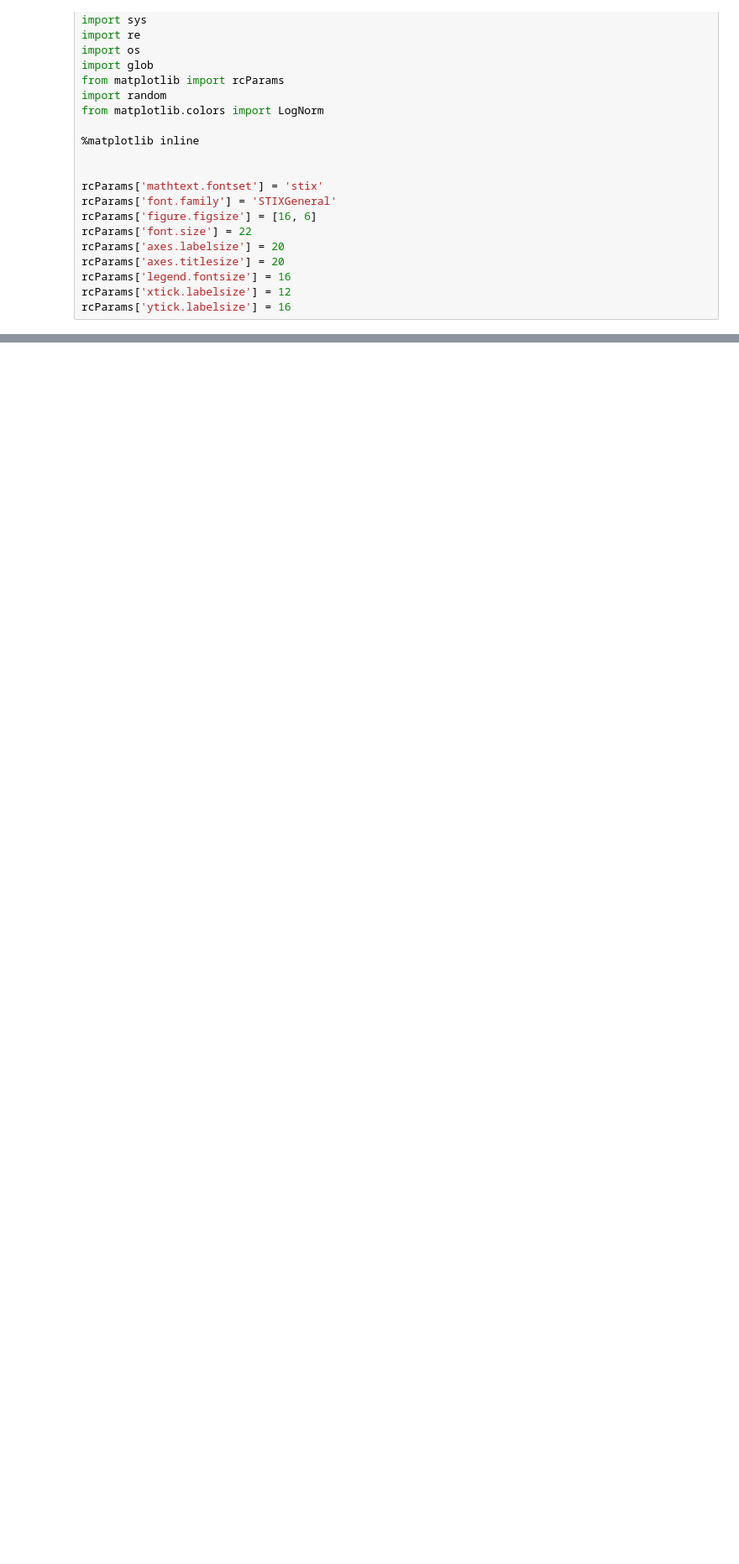
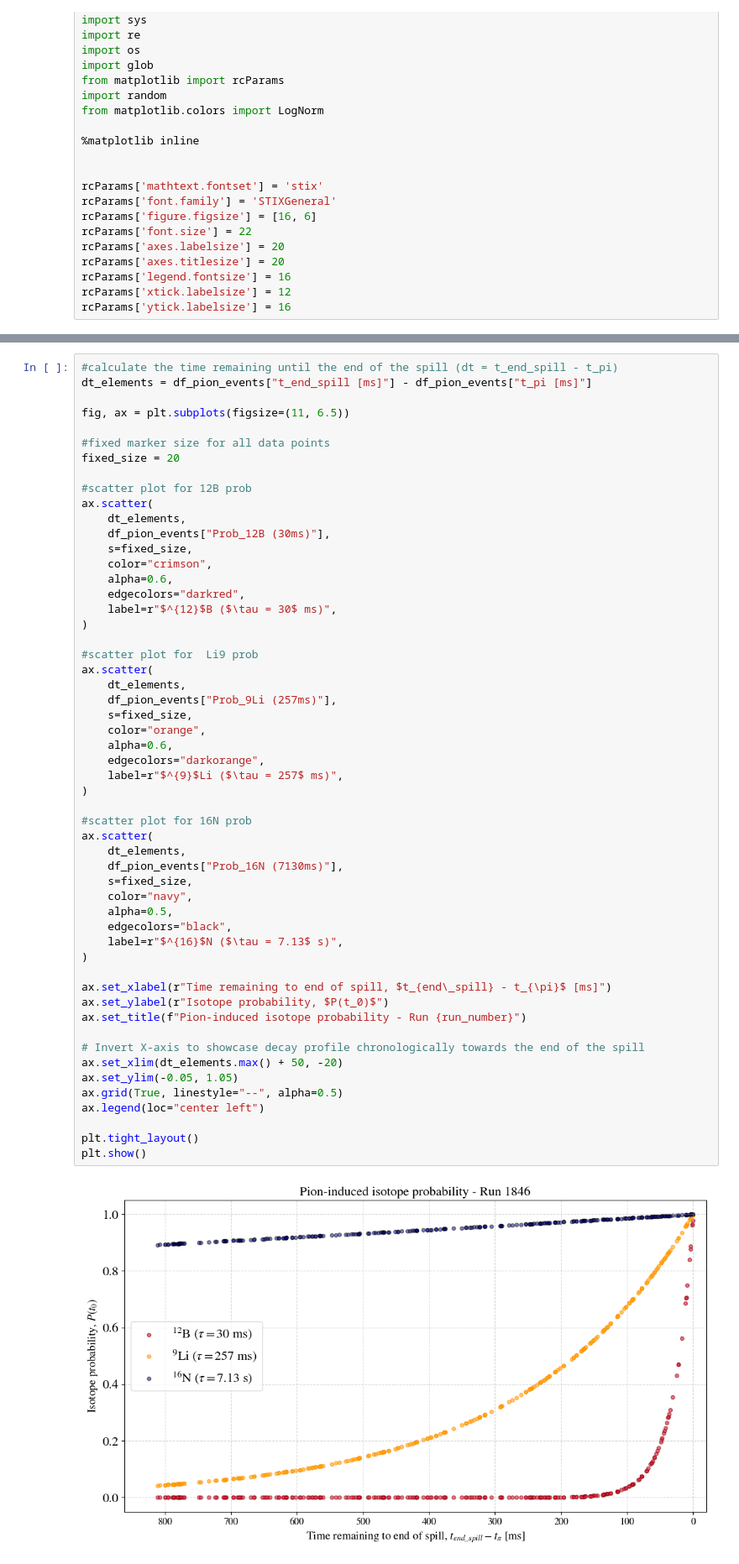
Before and after one commit to elenaramos44/9Li_analysis, a Jupyter notebook: notebooks/PID.ipynb, the cells around one changed output, grey strips where cells are left out. Shown at 84% size. Cells and saved outputs as stored; diff of their text form; blank space fills up the shorter version.

```diff
--- a/notebooks/PID.ipynb
+++ b/notebooks/PID.ipynb
@@ -223,0 +522,56 @@ print(n_pions)
+# %%
+#calculate the time remaining until the end of the spill (dt = t_end_spill - t_pi)
+dt_elements = df_pion_events["t_end_spill [ms]"] - df_pion_events["t_pi [ms]"]
+
+fig, ax = plt.subplots(figsize=(11, 6.5))
+
+#fixed marker size for all data points
+fixed_size = 20
+
+#scatter plot for 12B prob
+ax.scatter(
+    dt_elements,
+    df_pion_events["Prob_12B (30ms)"],
+    s=fixed_size,
+    color="crimson",
+    alpha=0.6,
+    edgecolors="darkred",
+    label=r"$^{12}$B ($\tau = 30$ ms)",
+)
+
+#scatter plot for  Li9 prob
+ax.scatter(
+    dt_elements,
+    df_pion_events["Prob_9Li (257ms)"],
+    s=fixed_size,
+    color="orange",
+    alpha=0.6,
+    edgecolors="darkorange",
+    label=r"$^{9}$Li ($\tau = 257$ ms)",
+)
+
+#scatter plot for 16N prob
+ax.scatter(
+    dt_elements,
+    df_pion_events["Prob_16N (7130ms)"],
+    s=fixed_size,
+    color="navy",
+    alpha=0.5,
+    edgecolors="black",
+    label=r"$^{16}$N ($\tau = 7.13$ s)",
+)
+
+ax.set_xlabel(r"Time remaining to end of spill, $t_{end\_spill} - t_{\pi}$ [ms]")
+ax.set_ylabel(r"Isotope probability, $P(t_0)$")
+ax.set_title(f"Pion-induced isotope probability - Run {run_number}")
+
+# Invert X-axis to showcase decay profile chronologically towards the end of the spill
+ax.set_xlim(dt_elements.max() + 50, -20)
+ax.set_ylim(-0.05, 1.05)
+ax.grid(True, linestyle="--", alpha=0.5)
+ax.legend(loc="center left")
+
+plt.tight_layout()
+plt.show()
+# %% [output]
+[figure, added]
```
Also changed, not shown: parts of 16 cells of this notebook, 2 other files.
